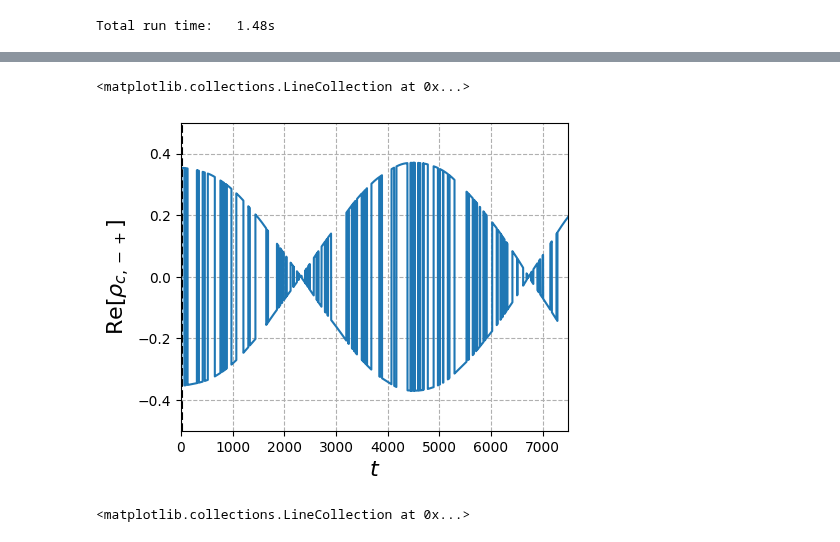
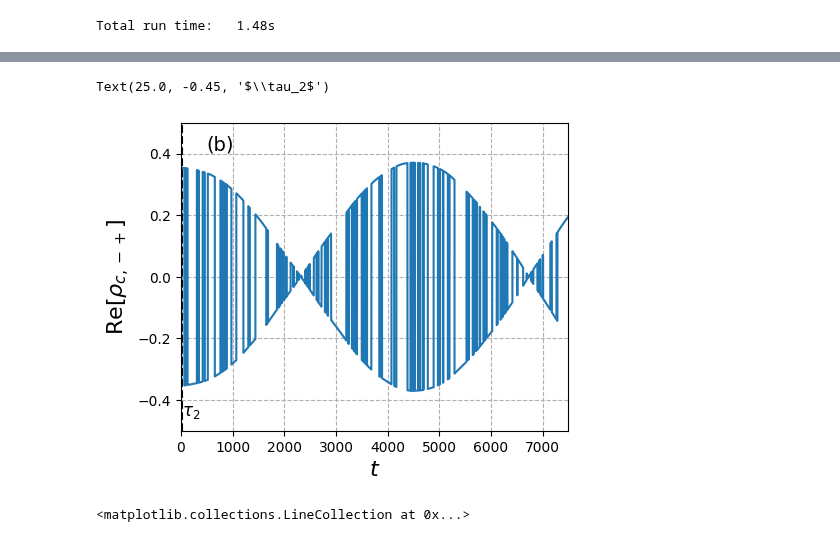
Before and after one commit to mikeal888/The_V_model, a Jupyter notebook: two_ls.ipynb, the cells around one changed output, grey strips where cells are left out. Drawn from its saved outputs; the diff is of its cells as text; code cells hidden in the pictures.

```diff
--- a/two_ls.ipynb
+++ b/two_ls.ipynb
@@ -202,25 +213,27 @@ ax2.vlines(T_long, ymin=0, ymax=1, linestyles=['--'], colors=['k'])
 # %%
 # Plot the coherences
 
 fig, ax1 = plt.subplots(figsize=(5,4))
 ax1.plot(tlist, g10_evo_prime.real)#, label=r"Re[$\tilde{\rho}_{c,10}$]")
 
 ax1.set_xlabel(r'$t$', fontsize=16)
 ax1.set_ylabel(r"Re[$\rho_{c,-+}$]", fontsize=16)
 # ax1.legend(fontsize=12, loc="upper left")
 ax1.grid(linestyle='--')
 ax1.set_xlim(t0,tf)
 ax1.set_ylim(-0.5, 0.5)
+ax1.text(500, 0.41, "(b)", fontsize=14)
 
 # ax2 = fig.add_axes([0.37,0.18,0.26,0.18])
 # ax2.plot(tshort,g10_evo_short)
 # ax2.set_xlim([t0,tf_short])
 # ax2.set_ylim([-0.5,0.5])
 
 ax1.vlines(T_short,-0.5, 0.5, colors=['k'], linestyles=['--'])
+ax1.text(T_short, -0.45, r"$\tau_2$",fontsize=12)
 # %% [output]
-<matplotlib.collections.LineCollection at 0x...>
+Text(25.0, -0.45, '$\\tau_2$')
-[figure, old version]
+[figure, new version]
 # %%
 
 fig, ax1 = plt.subplots(figsize=(5,4))
```
Also changed, not shown: parts of 3 cells of this notebook.
